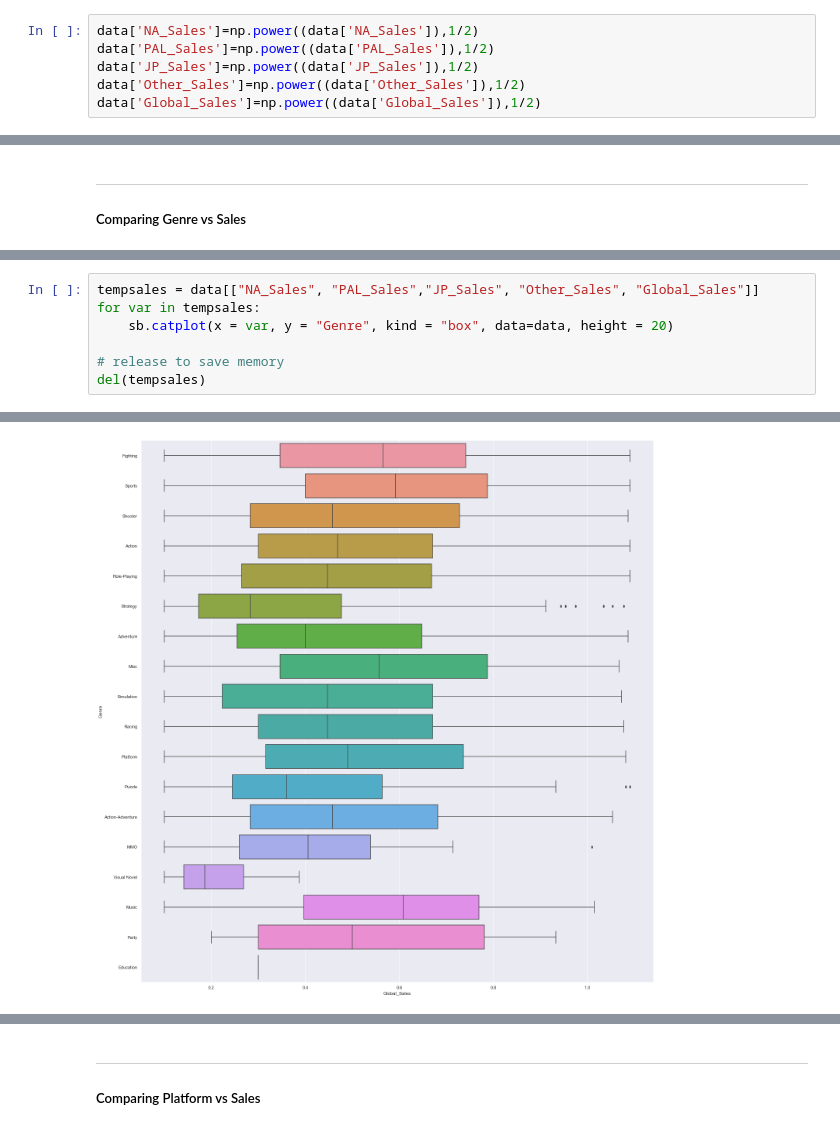
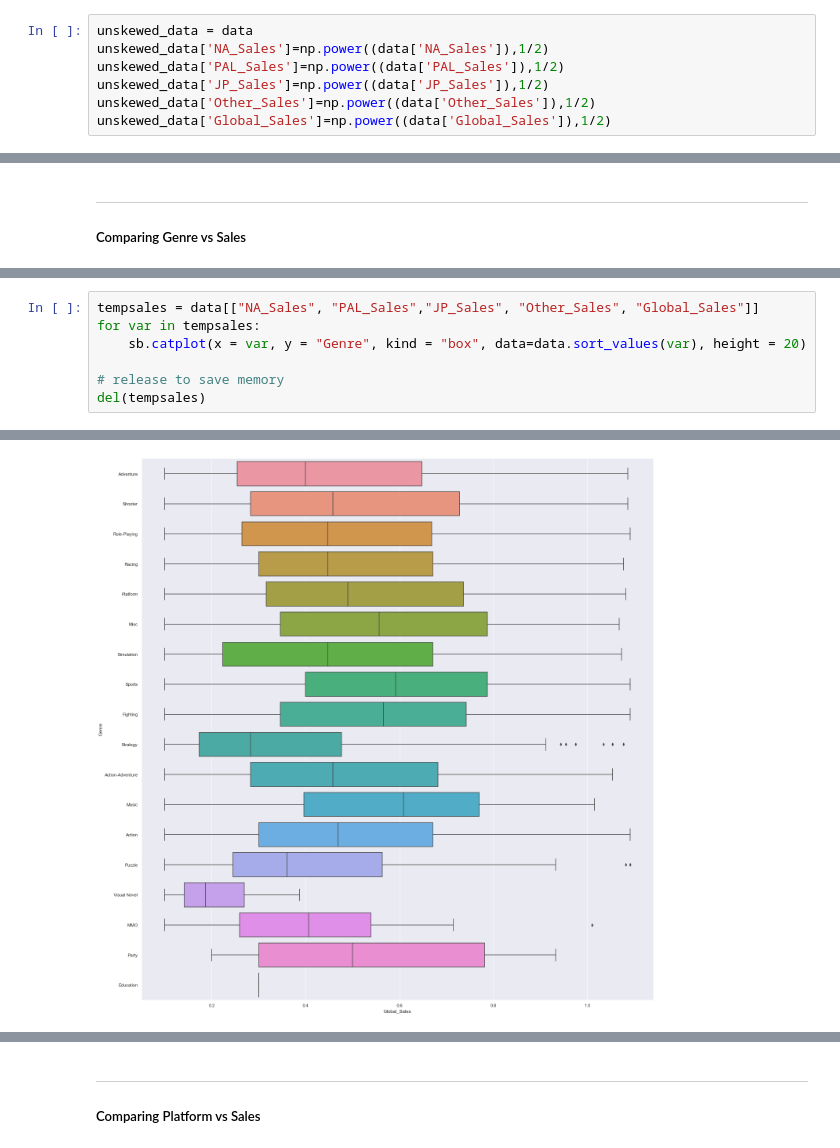
Before and after one commit to Adren98/GAME-SALES-AND-RATINGS-1015-SC3, a Jupyter notebook: EDA/EDA.ipynb, the cells around one changed output, grey strips where cells are left out. Saved outputs shown, nothing was run; the diff lists cells and outputs as text.

```diff
--- a/EDA/EDA.ipynb
+++ b/EDA/EDA.ipynb
@@ -453,9 +434,10 @@ After removing the outliers, it is quite obvious that the data has become much m
 
 Hence, we will try to square root the sales data to reduce the skew
 # %%
-data['NA_Sales']=np.power((data['NA_Sales']),1/2)
-data['PAL_Sales']=np.power((data['PAL_Sales']),1/2)
-data['JP_Sales']=np.power((data['JP_Sales']),1/2)
-data['Other_Sales']=np.power((data['Other_Sales']),1/2)
-data['Global_Sales']=np.power((data['Global_Sales']),1/2)
+unskewed_data = data
+unskewed_data['NA_Sales']=np.power((data['NA_Sales']),1/2)
+unskewed_data['PAL_Sales']=np.power((data['PAL_Sales']),1/2)
+unskewed_data['JP_Sales']=np.power((data['JP_Sales']),1/2)
+unskewed_data['Other_Sales']=np.power((data['Other_Sales']),1/2)
+unskewed_data['Global_Sales']=np.power((data['Global_Sales']),1/2)
 # %%
@@ -556,7 +541,7 @@ Name: Genre, dtype: int64
 # %%
 tempsales = data[["NA_Sales", "PAL_Sales","JP_Sales", "Other_Sales", "Global_Sales"]]
 for var in tempsales:
-    sb.catplot(x = var, y = "Genre", kind = "box", data=data, height = 20)
+    sb.catplot(x = var, y = "Genre", kind = "box", data=data.sort_values(var), height = 20)
 
 # release to save memory
 del(tempsales)
@@ -568,3 +553,3 @@ del(tempsales)
-[figure, old version]
+[figure, new version]
 # %% [markdown]
 Things to note:
```
Also changed, not shown: parts of 28 cells of this notebook, 2 other files.
